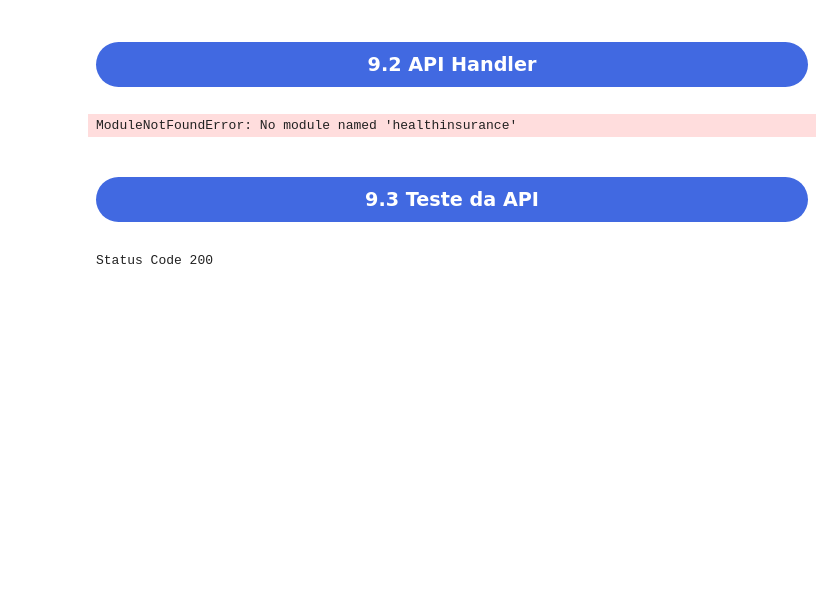
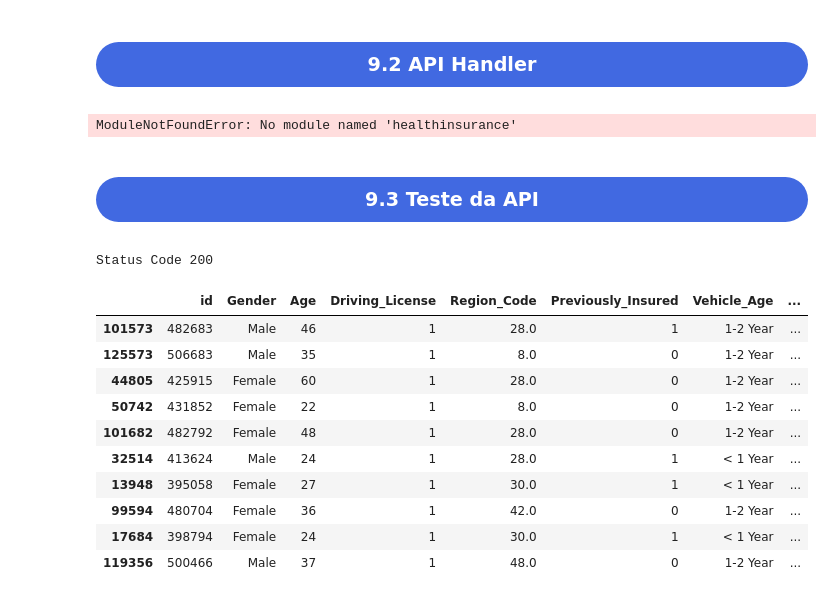
Before and after one commit to alexandrerss/health_insurance, a Jupyter notebook: notebook/PA004_v1.ipynb, the cells around one changed output. Drawn from its saved outputs; the diff is of its cells as text; code cells hidden in the pictures; blank space fills up the shorter version.

```diff
--- a/notebook/PA004_v1.ipynb
+++ b/notebook/PA004_v1.ipynb
@@ -720,5 +776,19 @@ print( 'Status Code {}'.format( r.status_code ) )
 Status Code 200
 # %%
 d1 = pd.DataFrame( r.json(), columns=r.json()[0].keys() )
+# %%
+df_test
+# %% [output]
+|  | id | Gender | Age | Driving_License | Region_Code | Previously_Insured | Vehicle_Age | ... |
+| 101573 | 482683 | Male | 46 | 1 | 28.0 | 1 | 1-2 Year | ... |
+| 125573 | 506683 | Male | 35 | 1 | 8.0 | 0 | 1-2 Year | ... |
+| 44805 | 425915 | Female | 60 | 1 | 28.0 | 0 | 1-2 Year | ... |
+| 50742 | 431852 | Female | 22 | 1 | 8.0 | 0 | 1-2 Year | ... |
+| 101682 | 482792 | Female | 48 | 1 | 28.0 | 0 | 1-2 Year | ... |
+| 32514 | 413624 | Male | 24 | 1 | 28.0 | 1 | < 1 Year | ... |
+| 13948 | 395058 | Female | 27 | 1 | 30.0 | 1 | < 1 Year | ... |
+| 99594 | 480704 | Female | 36 | 1 | 42.0 | 0 | 1-2 Year | ... |
+| 17684 | 398794 | Female | 24 | 1 | 30.0 | 1 | < 1 Year | ... |
+| 119356 | 500466 | Male | 37 | 1 | 48.0 | 0 | 1-2 Year | ... |
 # %%
 d1
```
Also changed, not shown: parts of 33 cells of this notebook, 15 other files.
